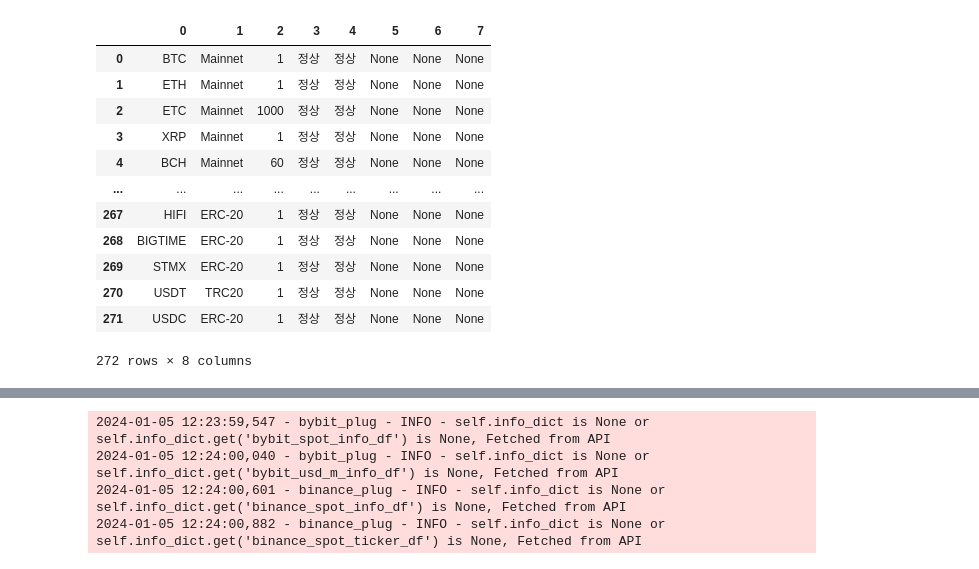
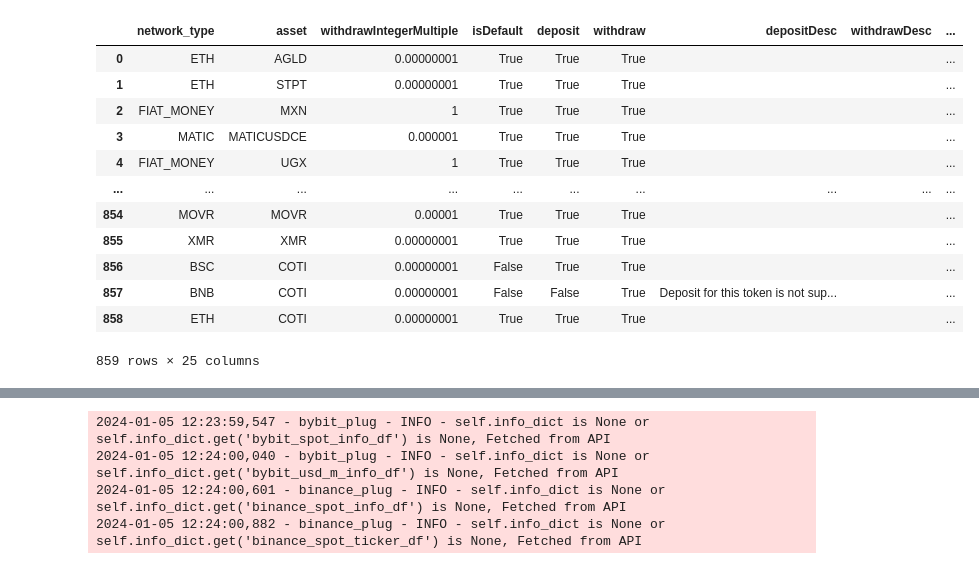
Before and after one commit to charlie115/act, a Jupyter notebook: exchange_plugin/test_plugins.ipynb, the cells around one changed output, grey strips where cells are left out. Drawn from its saved outputs; the diff is of its cells as text; code cells hidden in the pictures.

```diff
--- a/exchange_plugin/test_plugins.ipynb
+++ b/exchange_plugin/test_plugins.ipynb
@@ -16,22 +16,22 @@ from selenium.webdriver.chrome.service import Service
 from selenium.webdriver.common.by import By
 from selenium.webdriver.support.ui import WebDriverWait
 from selenium.webdriver.support import expected_conditions as EC
-# %%
-wallet_status_df
-# %% [output]
-|  | 0 | 1 | 2 | 3 | 4 | 5 | 6 | 7 |
-| 0 | BTC | Mainnet | 1 | 정상 | 정상 | None | None | None |
-| 1 | ETH | Mainnet | 1 | 정상 | 정상 | None | None | None |
-| 2 | ETC | Mainnet | 1000 | 정상 | 정상 | None | None | None |
-| 3 | XRP | Mainnet | 1 | 정상 | 정상 | None | None | None |
-| 4 | BCH | Mainnet | 60 | 정상 | 정상 | None | None | None |
-| ... | ... | ... | ... | ... | ... | ... | ... | ... |
-| 267 | HIFI | ERC-20 | 1 | 정상 | 정상 | None | None | None |
-| 268 | BIGTIME | ERC-20 | 1 | 정상 | 정상 | None | None | None |
-| 269 | STMX | ERC-20 | 1 | 정상 | 정상 | None | None | None |
-| 270 | USDT | TRC20 | 1 | 정상 | 정상 | None | None | None |
-| 271 | USDC | ERC-20 | 1 | 정상 | 정상 | None | None | None |
-272 rows × 8 columns
+# %%
+binance_adaptor.wallet_status()
+# %% [output]
+|  | network_type | asset | withdrawIntegerMultiple | isDefault | deposit | withdraw | depositDesc | withdrawDesc | ... |
+| 0 | ETH | AGLD | 0.00000001 | True | True | True |  |  | ... |
+| 1 | ETH | STPT | 0.00000001 | True | True | True |  |  | ... |
+| 2 | FIAT_MONEY | MXN | 1 | True | True | True |  |  | ... |
+| 3 | MATIC | MATICUSDCE | 0.000001 | True | True | True |  |  | ... |
+| 4 | FIAT_MONEY | UGX | 1 | True | True | True |  |  | ... |
+| ... | ... | ... | ... | ... | ... | ... | ... | ... | ... |
+| 854 | MOVR | MOVR | 0.00001 | True | True | True |  |  | ... |
+| 855 | XMR | XMR | 0.00000001 | True | True | True |  |  | ... |
+| 856 | BSC | COTI | 0.00000001 | False | True | True |  |  | ... |
+| 857 | BNB | COTI | 0.00000001 | False | False | True | Deposit for this token is not sup... |  | ... |
+| 858 | ETH | COTI | 0.00000001 | True | True | True |  |  | ... |
+859 rows × 25 columns
 # %%
 info_dict = {}
 info_thread_dict = {}
```
Also changed, not shown: parts of 1 cell of this notebook, 2 other files.
